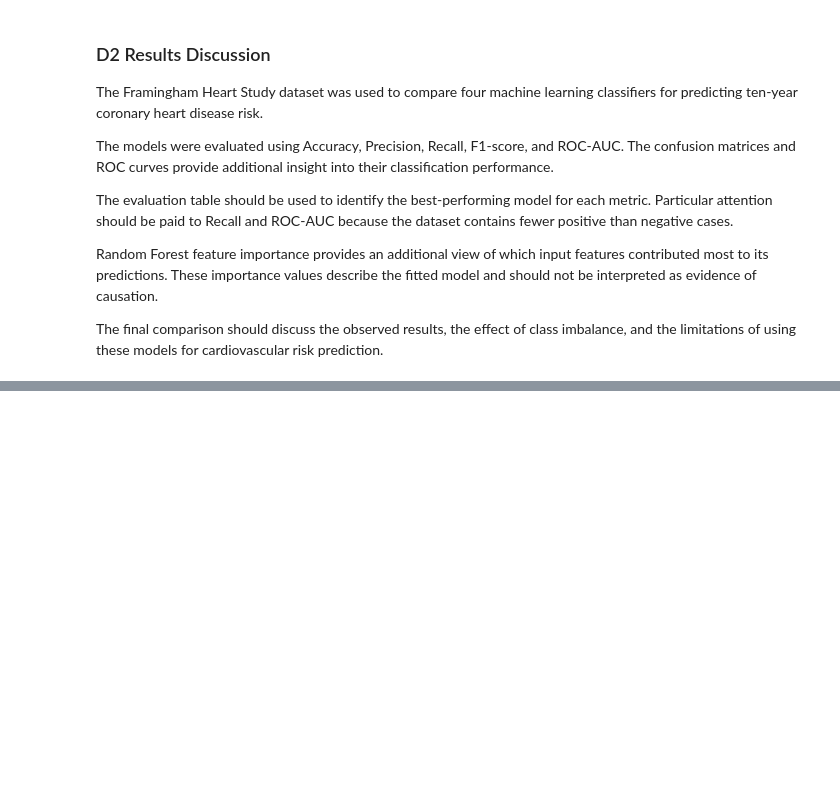
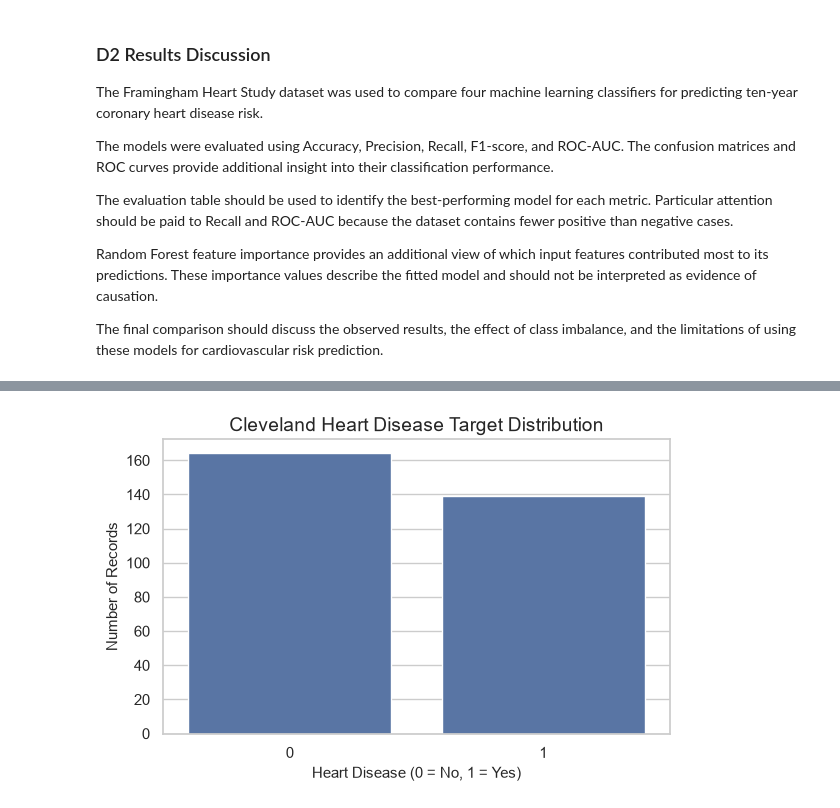
Before and after one commit to parvathy-jk/cardiovascular-risk-prediction, a Jupyter notebook: cardiovascular_case_study.ipynb, the cells around one changed output, grey strips where cells are left out. Saved outputs shown, nothing was run; the diff lists cells and outputs as text; code cells hidden in the pictures; blank space fills up the shorter version.

```diff
--- a/cardiovascular_case_study.ipynb
+++ b/cardiovascular_case_study.ipynb
@@ -1498,0 +1587,16 @@ The final comparison should discuss the observed results, the effect of class im
+# %%
+plt.figure(figsize=(6, 4))
+
+sns.countplot(
+    data=cleveland_df,
+    x="target"
+)
+
+plt.title("Cleveland Heart Disease Target Distribution")
+plt.xlabel("Heart Disease (0 = No, 1 = Yes)")
+plt.ylabel("Number of Records")
+
+plt.tight_layout()
+plt.show()
+# %% [output]
+[figure, added]
```
Also changed, not shown: parts of 34 cells of this notebook, 1 other file.
